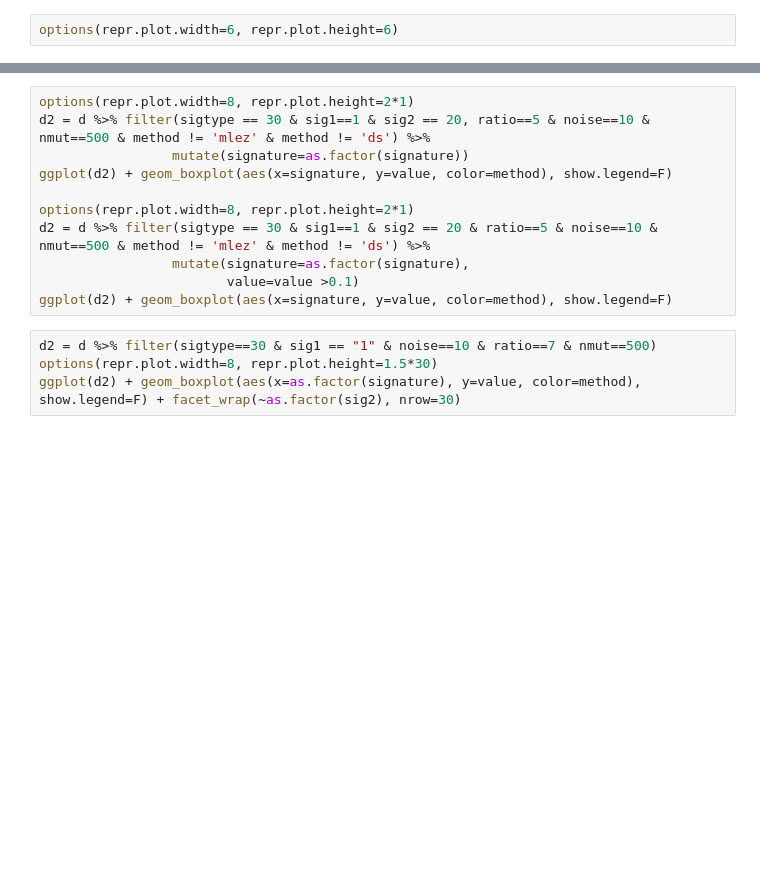
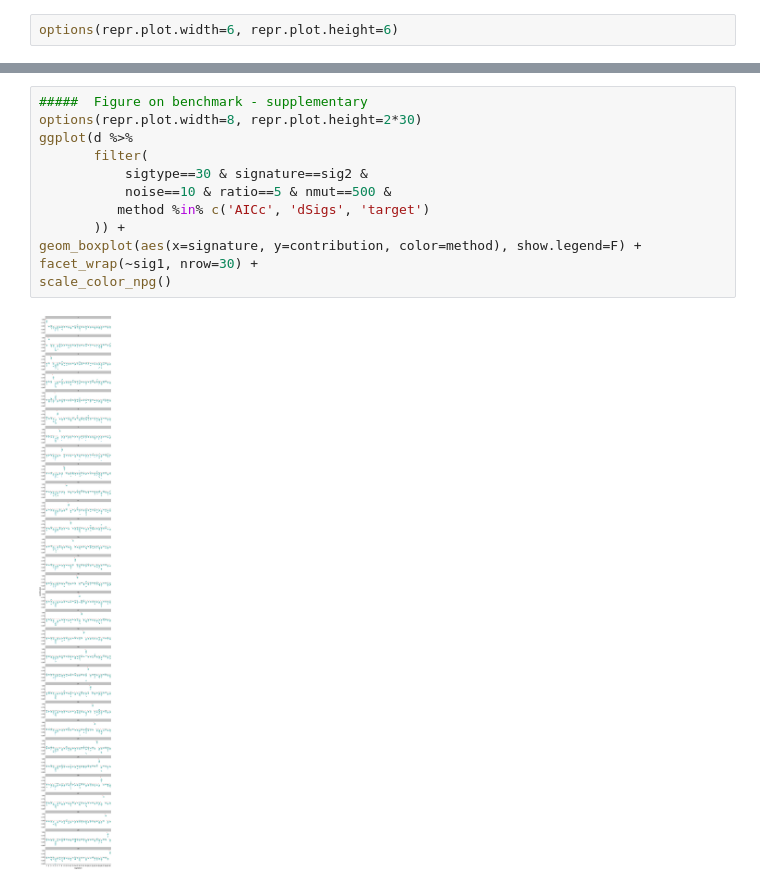
Before and after one commit to neksa/mutagene, a Jupyter notebook: notebooks/Benchmark pairs.ipynb, the cells around one changed output, grey strips where cells are left out. Cells and saved outputs as stored; diff of their text form; blank space fills up the shorter version.

```diff
--- a/notebooks/Benchmark pairs.ipynb
+++ b/notebooks/Benchmark pairs.ipynb
@@ -76,18 +95,17 @@ geom_boxplot(aes(x=signature, y=active, color=method), show.legend=F) +
 scale_color_npg()
 # %% [output]
 [figure]
-# %%
-options(repr.plot.width=8, repr.plot.height=2*1)
-d2 = d %>% filter(sigtype == 30 & sig1==1 & sig2 == 20, ratio==5 & noise==10 & nmut==500 & method != 'mlez' & method != 'ds') %>%
-                 mutate(signature=as.factor(signature))
-ggplot(d2) + geom_boxplot(aes(x=signature, y=value, color=method), show.legend=F)
-
-options(repr.plot.width=8, repr.plot.height=2*1)
-d2 = d %>% filter(sigtype == 30 & sig1==1 & sig2 == 20 & ratio==5 & noise==10 & nmut==500 & method != 'mlez' & method != 'ds') %>%
-                 mutate(signature=as.factor(signature),
-                        value=value >0.1)
-ggplot(d2) + geom_boxplot(aes(x=signature, y=value, color=method), show.legend=F)
 # %%
-d2 = d %>% filter(sigtype==30 & sig1 == "1" & noise==10 & ratio==7 & nmut==500)
-options(repr.plot.width=8, repr.plot.height=1.5*30)
-ggplot(d2) + geom_boxplot(aes(x=as.factor(signature), y=value, color=method), show.legend=F) + facet_wrap(~as.factor(sig2), nrow=30)
+#####  Figure on benchmark - supplementary
+options(repr.plot.width=8, repr.plot.height=2*30)
+ggplot(d %>%
+       filter(
+           sigtype==30 & signature==sig2 &
+           noise==10 & ratio==5 & nmut==500 &
+          method %in% c('AICc', 'dSigs', 'target')
+       )) +
+geom_boxplot(aes(x=signature, y=contribution, color=method), show.legend=F) +
+facet_wrap(~sig1, nrow=30) +
+scale_color_npg()
+# %% [output]
+[figure, added]
```
Also changed, not shown: parts of 25 cells of this notebook, 17 other files.
